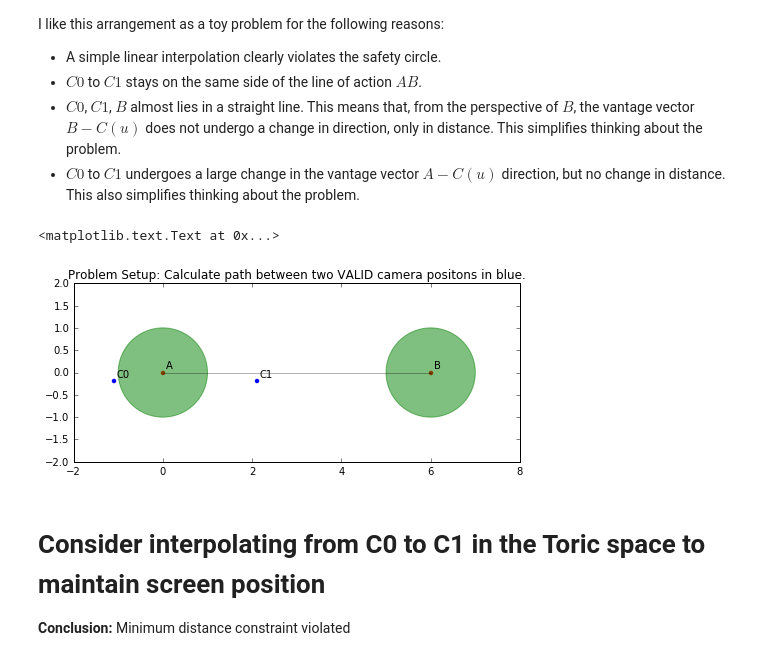
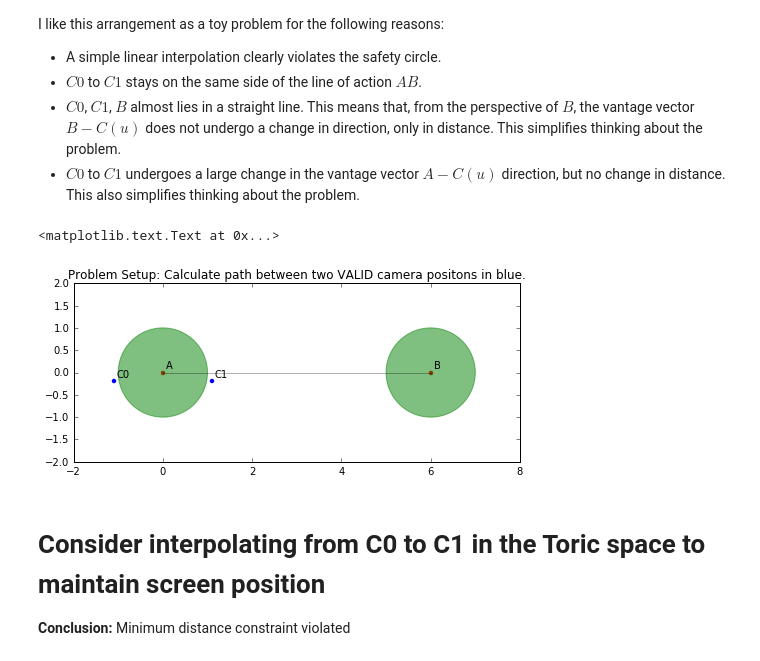
Before and after one commit to njoubert/spooky, a Jupyter notebook: experiments/ipython/06 - NJ - Toric Interpolation Proof of Min Dist Constraint Maintenance.ipynb, the cells around one changed output. Saved outputs shown, nothing was run; the diff lists cells and outputs as text; code cells hidden in the pictures.

```diff
--- a/experiments/ipython/06 - NJ - Toric Interpolation Proof of Min Dist Constraint Maintenance.ipynb
+++ b/experiments/ipython/06 - NJ - Toric Interpolation Proof of Min Dist Constraint Maintenance.ipynb
@@ -73,15 +97,15 @@ I like this arrangement as a toy problem for the following reasons:
 # %%
 min_dist = 1                    # let's set a minimum distance of 1m
 PA_1 = toric.Vector3(0,0,0)     # person A position
 PB_1 = toric.Vector3(6,0,0)     # person B position
 C_0 = toric.Vector3(-1.1,-0.2,0)  # Starting camera position is *outside* of PA_1
-C_1 = toric.Vector3( 2.1,-0.2,0)    # Ending camera position
+C_1 = toric.Vector3( 1.1,-0.2,0)    # Ending camera position
 
 drawSetup(fudgeY_neg=2)
 plt.title("Problem Setup: Calculate path between two VALID camera positons in blue.")
 # %% [output]
 <matplotlib.text.Text at 0x...>
-[figure, old version]
+[figure, new version]
 # %% [markdown]
 # Consider interpolating from C0 to C1 in the Toric space to maintain screen position
 
```
Also changed, not shown: parts of 9 cells of this notebook, 1 other file.
